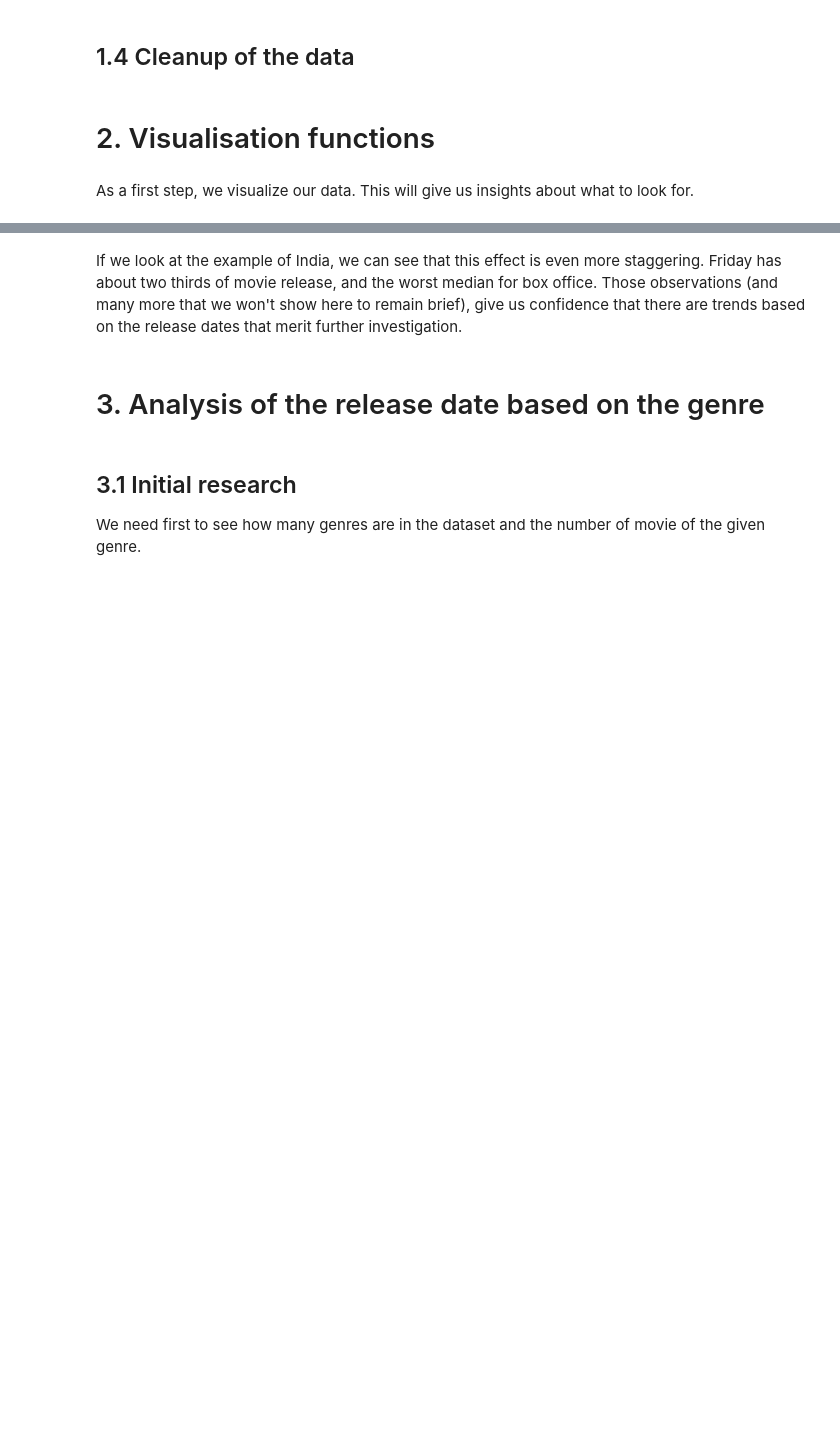
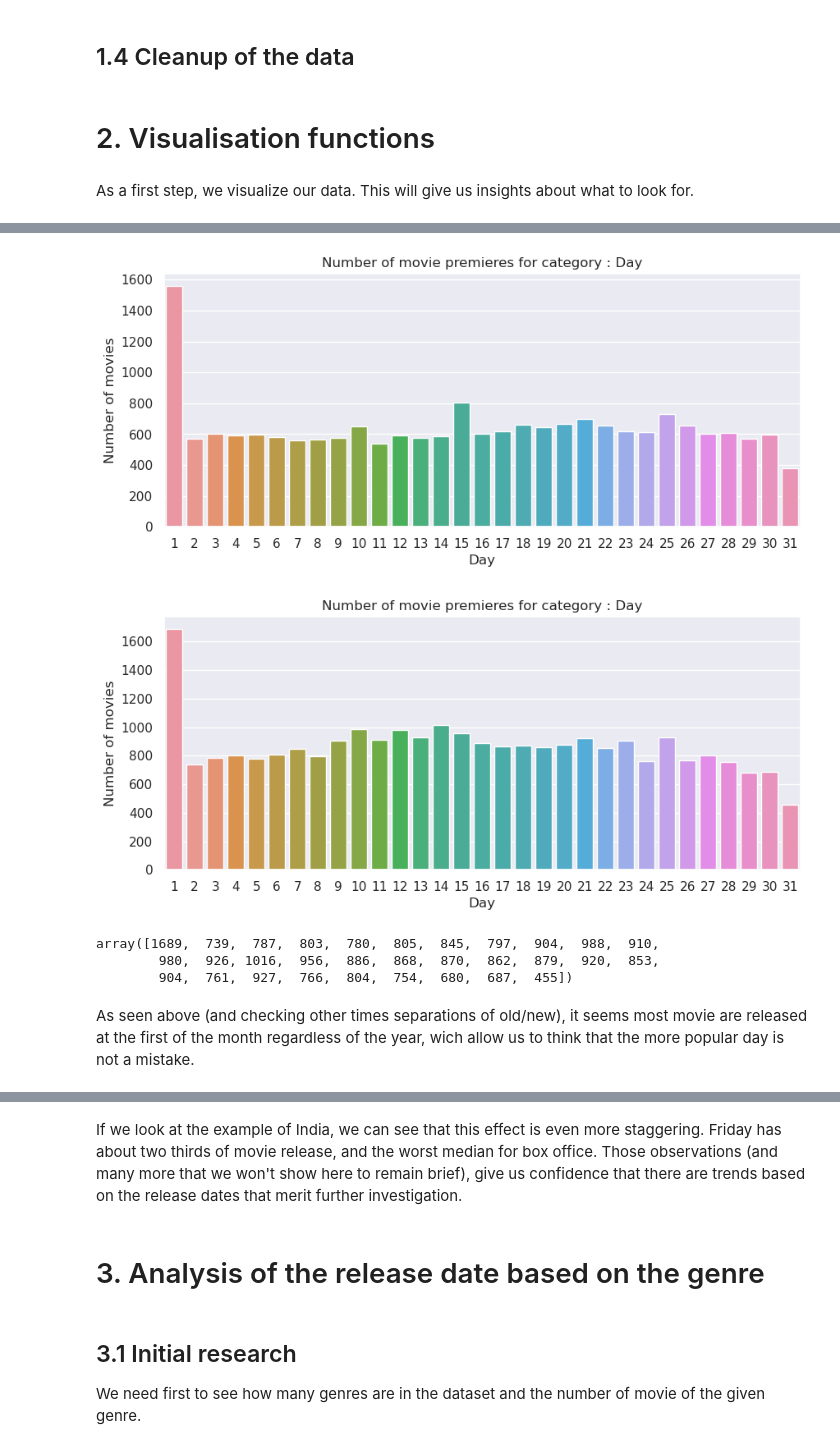
Before and after one commit to epfl-ada/ada-2023-project-deapdatadestroyers, a Jupyter notebook: data_movie_analysis.ipynb, the cells around one changed output, grey strips where cells are left out. Cells and saved outputs as stored; diff of their text form; code cells hidden in the pictures; blank space fills up the shorter version.

Commit message:
Added precision first day of the month

```diff
--- a/data_movie_analysis.ipynb
+++ b/data_movie_analysis.ipynb
@@ -191,0 +188,13 @@ a = avg_var(df_time_stamps, 'Box_office', 'Month', logscale=True)
+# %%
+df_time_stamps_old = df_time_stamps[df_time_stamps["Year"]< 1980]
+count_var(df_time_stamps_old, 'Day', show_chisquare=False)
+df_time_stamps_new = df_time_stamps[df_time_stamps["Year"]>= 1980]
+count_var(df_time_stamps_new, 'Day', show_chisquare=False)
+# %% [output]
+[figure, added]
+[figure, added]
+array([1689,  739,  787,  803,  780,  805,  845,  797,  904,  988,  910,
+        980,  926, 1016,  956,  886,  868,  870,  862,  879,  920,  853,
+        904,  761,  927,  766,  804,  754,  680,  687,  455])
+# %% [markdown]
+As seen above (and checking other times separations of old/new), it seems most movie are released at the first of the month regardless of the year, wich allow us to think that the more popular day is not a mistake.
```
Also changed, not shown: parts of 18 cells of this notebook.
